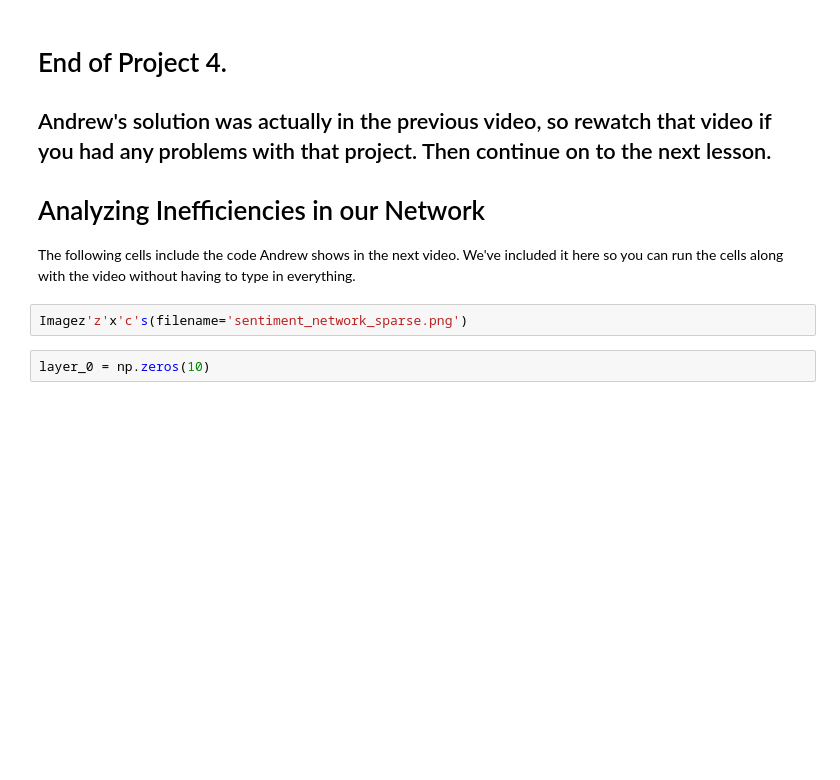
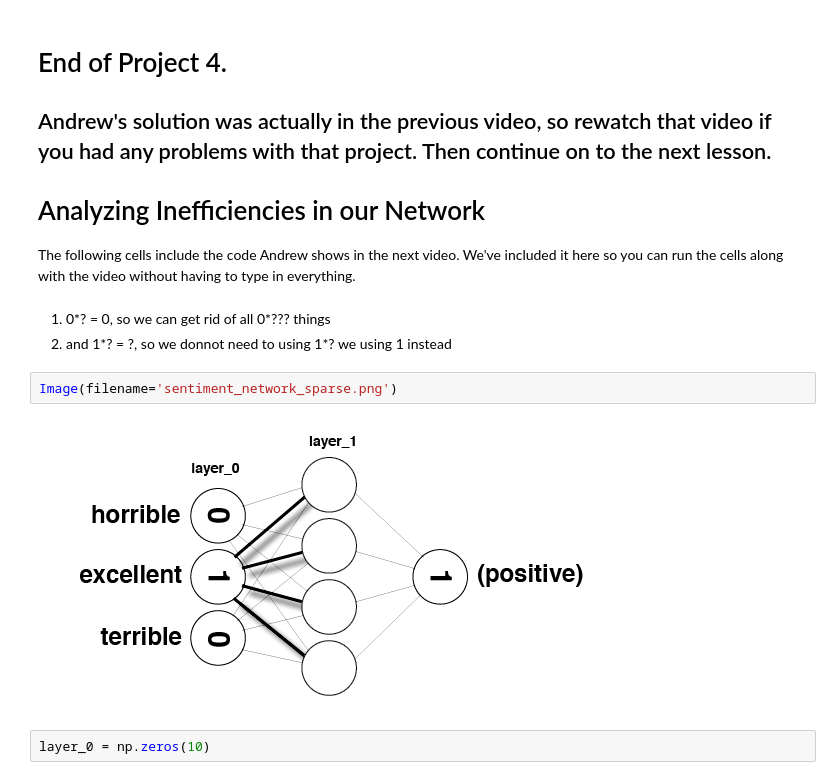
Before and after one commit to carmen0208/LearnDeepLearning, a Jupyter notebook: jupyter_notebook/sentiment-network/Sentiment_Classification_Projects_Carmen.ipynb, the cells around one changed output. Cells and saved outputs as stored; diff of their text form; blank space fills up the shorter version.

```diff
--- a/jupyter_notebook/sentiment-network/Sentiment_Classification_Projects_Carmen.ipynb
+++ b/jupyter_notebook/sentiment-network/Sentiment_Classification_Projects_Carmen.ipynb
@@ -1133,8 +1135,13 @@ mlp.test(reviews[-1000:],labels[-1000:])
 ## Andrew's solution was actually in the previous video, so rewatch that video if you had any problems with that project. Then continue on to the next lesson.
 # Analyzing Inefficiencies in our Network<a id='lesson_5'></a>
 The following cells include the code Andrew shows in the next video. We've included it here so you can run the cells along with the video without having to type in everything.
+# %% [markdown]
+1. 0*? = 0, so we can get rid of all 0*??? things
+2. and 1*? = ?, so we donnot need to using 1*? we using 1 instead
 # %%
-Imagez'z'x'c's(filename='sentiment_network_sparse.png')
+Image(filename='sentiment_network_sparse.png')
+# %% [output]
+[figure, added]
 # %%
 layer_0 = np.zeros(10)
 # %%
```
Also changed, not shown: parts of 11 cells of this notebook.
